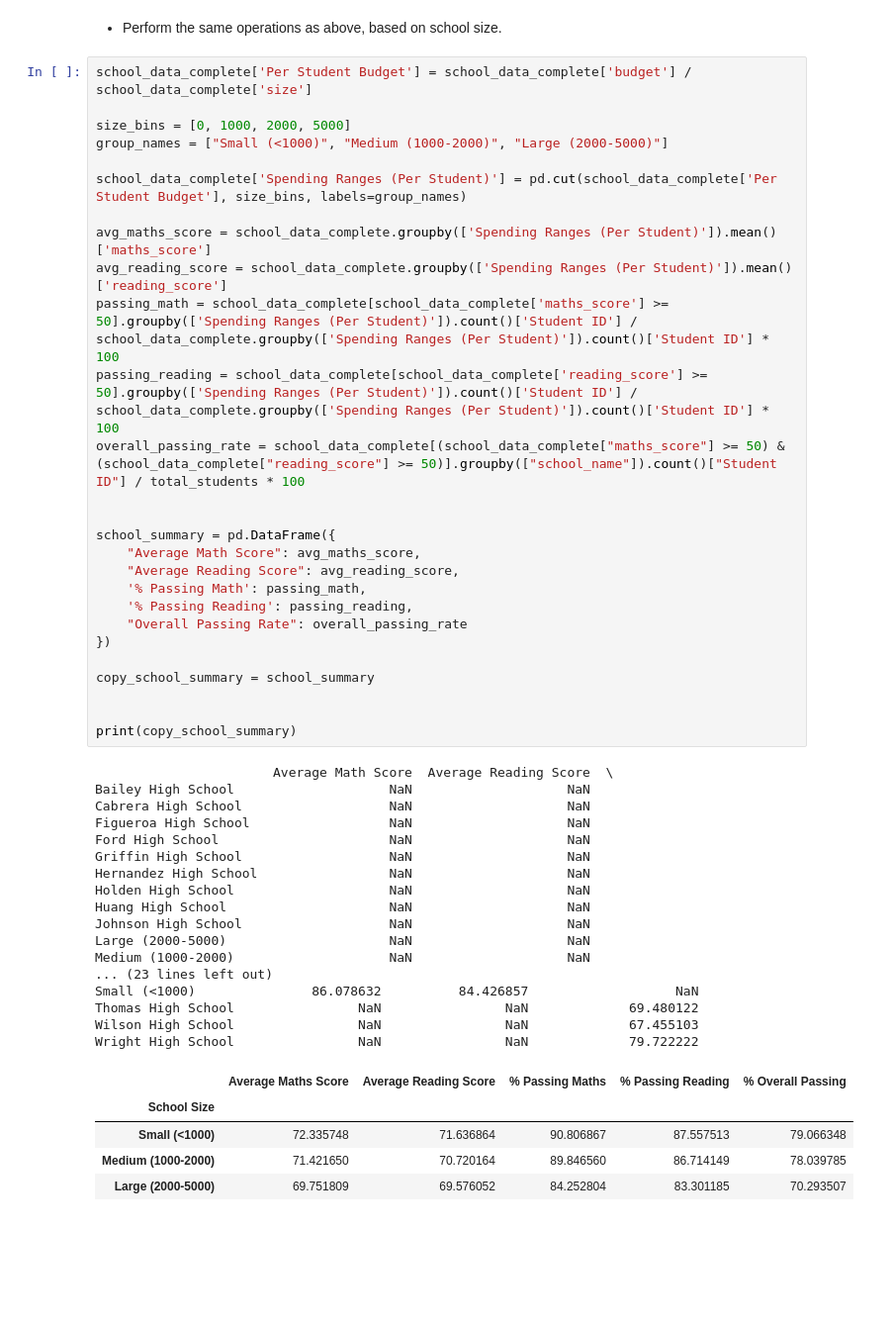
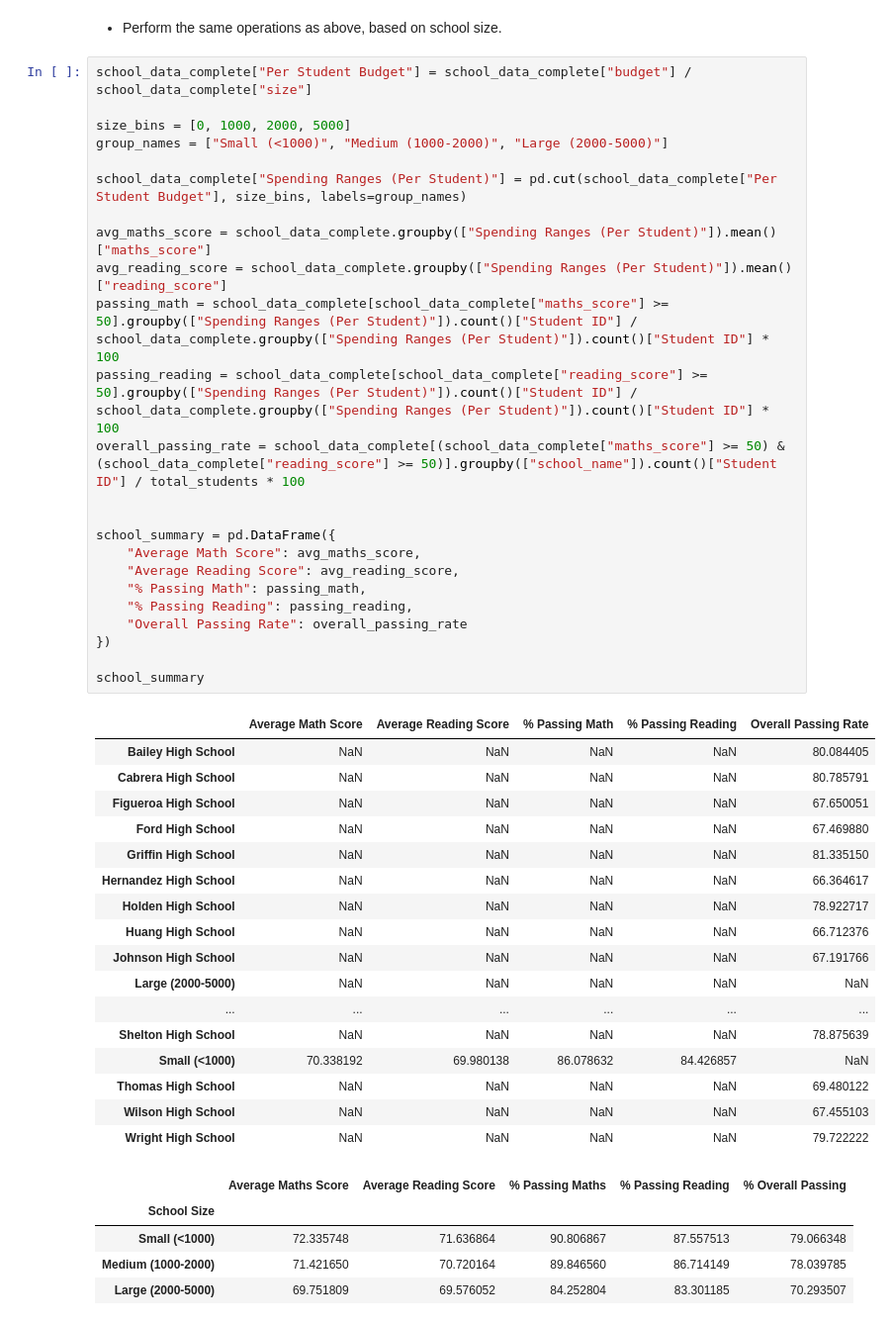
Before and after one commit to Kongfufack/pandas-challenge, a Jupyter notebook: PyCitySchools/PyCitySchools_starter.ipynb, the cells around one changed output. Shown at 99% size. Cells and saved outputs as stored; diff of their text form; blank space fills up the shorter version.

```diff
--- a/PyCitySchools/PyCitySchools_starter.ipynb
+++ b/PyCitySchools/PyCitySchools_starter.ipynb
@@ -350,50 +332,47 @@ Wright High School                NaN                NaN             79.722222
 # %% [markdown]
 * Perform the same operations as above, based on school size.
 # %%
-school_data_complete['Per Student Budget'] = school_data_complete['budget'] / school_data_complete['size']
+school_data_complete["Per Student Budget"] = school_data_complete["budget"] / school_data_complete["size"]
 
 size_bins = [0, 1000, 2000, 5000]
 group_names = ["Small (<1000)", "Medium (1000-2000)", "Large (2000-5000)"]
 
-school_data_complete['Spending Ranges (Per Student)'] = pd.cut(school_data_complete['Per Student Budget'], size_bins, labels=group_names)
+school_data_complete["Spending Ranges (Per Student)"] = pd.cut(school_data_complete["Per Student Budget"], size_bins, labels=group_names)
 
-avg_maths_score = school_data_complete.groupby(['Spending Ranges (Per Student)']).mean()['maths_score']
-avg_reading_score = school_data_complete.groupby(['Spending Ranges (Per Student)']).mean()['reading_score']
-passing_math = school_data_complete[school_data_complete['maths_score'] >= 50].groupby(['Spending Ranges (Per Student)']).count()['Student ID'] / school_data_complete.groupby(['Spending Ranges (Per Student)']).count()['Student ID'] * 100
-passing_reading = school_data_complete[school_data_complete['reading_score'] >= 50].groupby(['Spending Ranges (Per Student)']).count()['Student ID'] / school_data_complete.groupby(['Spending Ranges (Per Student)']).count()['Student ID'] * 100
+avg_maths_score = school_data_complete.groupby(["Spending Ranges (Per Student)"]).mean()["maths_score"]
+avg_reading_score = school_data_complete.groupby(["Spending Ranges (Per Student)"]).mean()["reading_score"]
+passing_math = school_data_complete[school_data_complete["maths_score"] >= 50].groupby(["Spending Ranges (Per Student)"]).count()["Student ID"] / school_data_complete.groupby(["Spending Ranges (Per Student)"]).count()["Student ID"] * 100
+passing_reading = school_data_complete[school_data_complete["reading_score"] >= 50].groupby(["Spending Ranges (Per Student)"]).count()["Student ID"] / school_data_complete.groupby(["Spending Ranges (Per Student)"]).count()["Student ID"] * 100
 overall_passing_rate = school_data_complete[(school_data_complete["maths_score"] >= 50) & (school_data_complete["reading_score"] >= 50)].groupby(["school_name"]).count()["Student ID"] / total_students * 100
 
 
 school_summary = pd.DataFrame({
     "Average Math Score": avg_maths_score,
     "Average Reading Score": avg_reading_score,
-    '% Passing Math': passing_math,
-    '% Passing Reading': passing_reading,
+    "% Passing Math": passing_math,
+    "% Passing Reading": passing_reading,
     "Overall Passing Rate": overall_passing_rate
 })
 
-copy_school_summary = school_summary
-
-
-print(copy_school_summary)
+school_summary
 # %% [output]
-                       Average Math Score  Average Reading Score  \
-Bailey High School                    NaN                    NaN
-Cabrera High School                   NaN                    NaN
-Figueroa High School                  NaN                    NaN
-Ford High School                      NaN                    NaN
-Griffin High School                   NaN                    NaN
-Hernandez High School                 NaN                    NaN
-Holden High School                    NaN                    NaN
-Huang High School                     NaN                    NaN
-Johnson High School                   NaN                    NaN
-Large (2000-5000)                     NaN                    NaN
-Medium (1000-2000)                    NaN                    NaN
-... (23 lines left out)
-Small (<1000)               86.078632          84.426857                   NaN
-Thomas High School                NaN                NaN             69.480122
-Wilson High School                NaN                NaN             67.455103
-Wright High School                NaN                NaN             79.722222
+|  | Average Math Score | Average Reading Score | % Passing Math | % Passing Reading | Overall Passing Rate |
+| Bailey High School | NaN | NaN | NaN | NaN | 80.084405 |
+| Cabrera High School | NaN | NaN | NaN | NaN | 80.785791 |
+| Figueroa High School | NaN | NaN | NaN | NaN | 67.650051 |
+| Ford High School | NaN | NaN | NaN | NaN | 67.469880 |
+| Griffin High School | NaN | NaN | NaN | NaN | 81.335150 |
+| Hernandez High School | NaN | NaN | NaN | NaN | 66.364617 |
+| Holden High School | NaN | NaN | NaN | NaN | 78.922717 |
+| Huang High School | NaN | NaN | NaN | NaN | 66.712376 |
+| Johnson High School | NaN | NaN | NaN | NaN | 67.191766 |
+| Large (2000-5000) | NaN | NaN | NaN | NaN | NaN |
+| ... | ... | ... | ... | ... | ... |
+| Shelton High School | NaN | NaN | NaN | NaN | 78.875639 |
+| Small (<1000) | 70.338192 | 69.980138 | 86.078632 | 84.426857 | NaN |
+| Thomas High School | NaN | NaN | NaN | NaN | 69.480122 |
+| Wilson High School | NaN | NaN | NaN | NaN | 67.455103 |
+| Wright High School | NaN | NaN | NaN | NaN | 79.722222 |
 # %%
 # %% [output]
 |  | Average Maths Score | Average Reading Score | % Passing Maths | % Passing Reading | % Overall Passing |
```
Also changed, not shown: parts of 3 cells of this notebook.
